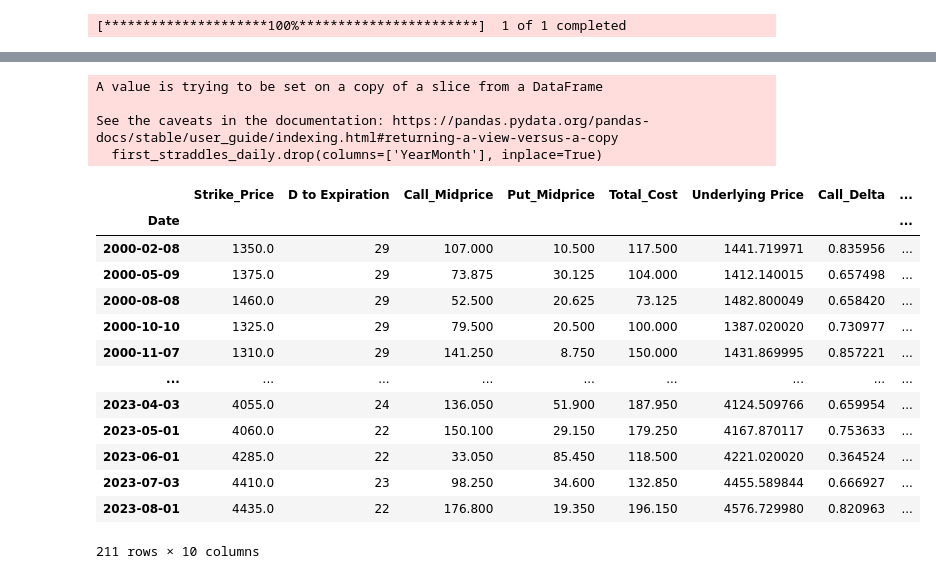
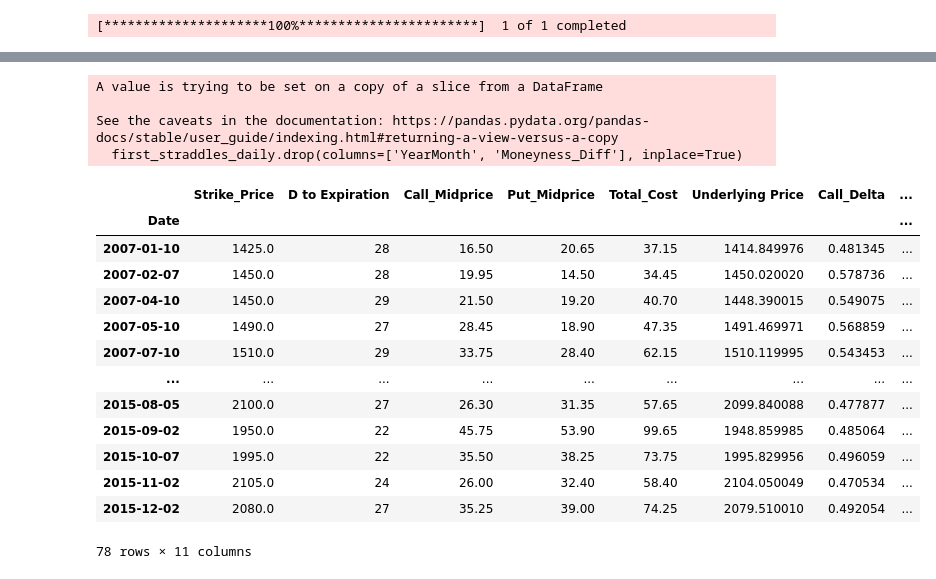
Before and after one commit to BenjaminSeguin/Straddle_hedging_project, a Jupyter notebook: main.ipynb, the cells around one changed output, grey strips where cells are left out. Saved outputs shown, nothing was run; the diff lists cells and outputs as text; code cells hidden in the pictures.

```diff
--- a/main.ipynb
+++ b/main.ipynb
@@ -22,3 +99,6 @@ filtered_sp.index = pd.to_datetime(filtered_sp.index).tz_localize(None)
 # %%
 data = pd.read_csv('filtered_data2.csv')
 data.set_index('Date', inplace=True)
+data_train = data[training_start_date:training_end_date]
+option_df = data_train
+option_df
@@ -42,5 +120,5 @@ data
 # %%
-data['Midprice'] = (data['best_bid'] + data['best_offer']) / 2
+data_train['Midprice'] = (data_train['best_bid'] + data_train['best_offer']) / 2
 
 def calendar_to_business_days(start_date, end_date, calendar_days):
 
@@ -55,4 +133,4 @@ def calendar_to_business_days(start_date, end_date, calendar_days):
     return business_days
 
 # Apply the function to the 'D to Expiration' column
-data['Business_Days_to_Expiration'] = data.apply(lambda row: calendar_to_business_days(row.name, row['exdate'], row['D to Expiration']), axis=1)
+option_df['Business_Days_to_Expiration'] = option_df.apply(lambda row: calendar_to_business_days(row.name, row['exdate'], row['D to Expiration']), axis=1)
@@ -59,3 +148,4 @@ data['Business_Days_to_Expiration'] = data.apply(lambda row: calendar_to_busines
 # %%
-data_1m = data[data['Business_Days_to_Expiration'] >= 22]
+data_1m = data_train[data_train['Business_Days_to_Expiration'] >= 22]
 data_1m.index = pd.to_datetime(data_1m.index)
+data_1m
@@ -99,7 +208,8 @@ for (date, strike_price, day_to_exp), group in grouped:
                 'Call_Delta': call['delta'].values[0],
                 'Put_Delta': put['delta'].values[0],
                 'Call_Optionid': call['optionid'].values[0],
-                'Put_Optionid': put['optionid'].values[0]
+                'Put_Optionid': put['optionid'].values[0],
+                'Moneyness': call['Moneyness'].values[0]
             }
             straddles.append(straddle)
 
@@ -130,28 +261,38 @@ straddles_df
 # %%
+# Reset index and create YearMonth column
 straddles_reset = straddles_df.reset_index()
 straddles_reset['YearMonth'] = straddles_reset['Date'].dt.to_period('M')
-straddles_reset.sort_values(['YearMonth', 'Date'], inplace=True)
+
+# Compute absolute moneyness differences
+straddles_reset['Moneyness_Diff'] = abs(straddles_reset['Moneyness'] - 1)
+
+# Sort by YearMonth, then by Moneyness_Diff, then by Date
+straddles_reset.sort_values(['YearMonth', 'Moneyness_Diff', 'Date'], inplace=True)
+
+# Select the first straddle (closest to 1 moneyness) for each month
 first_straddles_daily = straddles_reset.drop_duplicates(subset='YearMonth', keep='first')
+
+# Set Date as the index and drop unnecessary columns
 first_straddles_daily.set_index('Date', inplace=True)
-first_straddles_daily.drop(columns=['YearMonth'], inplace=True)
+first_straddles_daily.drop(columns=['YearMonth', 'Moneyness_Diff'], inplace=True)
 
 first_straddles_daily
 # %% [output]
 A value is trying to be set on a copy of a slice from a DataFrame
 
 See the caveats in the documentation: https://pandas.pydata.org/pandas-docs/stable/user_guide/indexing.html#returning-a-view-versus-a-copy
-  first_straddles_daily.drop(columns=['YearMonth'], inplace=True)
+  first_straddles_daily.drop(columns=['YearMonth', 'Moneyness_Diff'], inplace=True)
 |  | Strike_Price | D to Expiration | Call_Midprice | Put_Midprice | Total_Cost | Underlying Price | Call_Delta | ... |
 | Date |  |  |  |  |  |  |  | ... |
-| 2000-02-08 | 1350.0 | 29 | 107.000 | 10.500 | 117.500 | 1441.719971 | 0.835956 | ... |
-| 2000-05-09 | 1375.0 | 29 | 73.875 | 30.125 | 104.000 | 1412.140015 | 0.657498 | ... |
-| 2000-08-08 | 1460.0 | 29 | 52.500 | 20.625 | 73.125 | 1482.800049 | 0.658420 | ... |
-| 2000-10-10 | 1325.0 | 29 | 79.500 | 20.500 | 100.000 | 1387.020020 | 0.730977 | ... |
-| 2000-11-07 | 1310.0 | 29 | 141.250 | 8.750 | 150.000 | 1431.869995 | 0.857221 | ... |
+| 2007-01-10 | 1425.0 | 28 | 16.50 | 20.65 | 37.15 | 1414.849976 | 0.481345 | ... |
+| 2007-02-07 | 1450.0 | 28 | 19.95 | 14.50 | 34.45 | 1450.020020 | 0.578736 | ... |
+| 2007-04-10 | 1450.0 | 29 | 21.50 | 19.20 | 40.70 | 1448.390015 | 0.549075 | ... |
+| 2007-05-10 | 1490.0 | 27 | 28.45 | 18.90 | 47.35 | 1491.469971 | 0.568859 | ... |
+| 2007-07-10 | 1510.0 | 29 | 33.75 | 28.40 | 62.15 | 1510.119995 | 0.543453 | ... |
 | ... | ... | ... | ... | ... | ... | ... | ... | ... |
-| 2023-04-03 | 4055.0 | 24 | 136.050 | 51.900 | 187.950 | 4124.509766 | 0.659954 | ... |
-| 2023-05-01 | 4060.0 | 22 | 150.100 | 29.150 | 179.250 | 4167.870117 | 0.753633 | ... |
-| 2023-06-01 | 4285.0 | 22 | 33.050 | 85.450 | 118.500 | 4221.020020 | 0.364524 | ... |
-| 2023-07-03 | 4410.0 | 23 | 98.250 | 34.600 | 132.850 | 4455.589844 | 0.666927 | ... |
-| 2023-08-01 | 4435.0 | 22 | 176.800 | 19.350 | 196.150 | 4576.729980 | 0.820963 | ... |
+| 2015-08-05 | 2100.0 | 27 | 26.30 | 31.35 | 57.65 | 2099.840088 | 0.477877 | ... |
+| 2015-09-02 | 1950.0 | 22 | 45.75 | 53.90 | 99.65 | 1948.859985 | 0.485064 | ... |
+| 2015-10-07 | 1995.0 | 22 | 35.50 | 38.25 | 73.75 | 1995.829956 | 0.496059 | ... |
+| 2015-11-02 | 2105.0 | 24 | 26.00 | 32.40 | 58.40 | 2104.050049 | 0.470534 | ... |
+| 2015-12-02 | 2080.0 | 27 | 35.25 | 39.00 | 74.25 | 2079.510010 | 0.492054 | ... |
-211 rows × 10 columns
+78 rows × 11 columns
```
Also changed, not shown: parts of 20 cells of this notebook.
